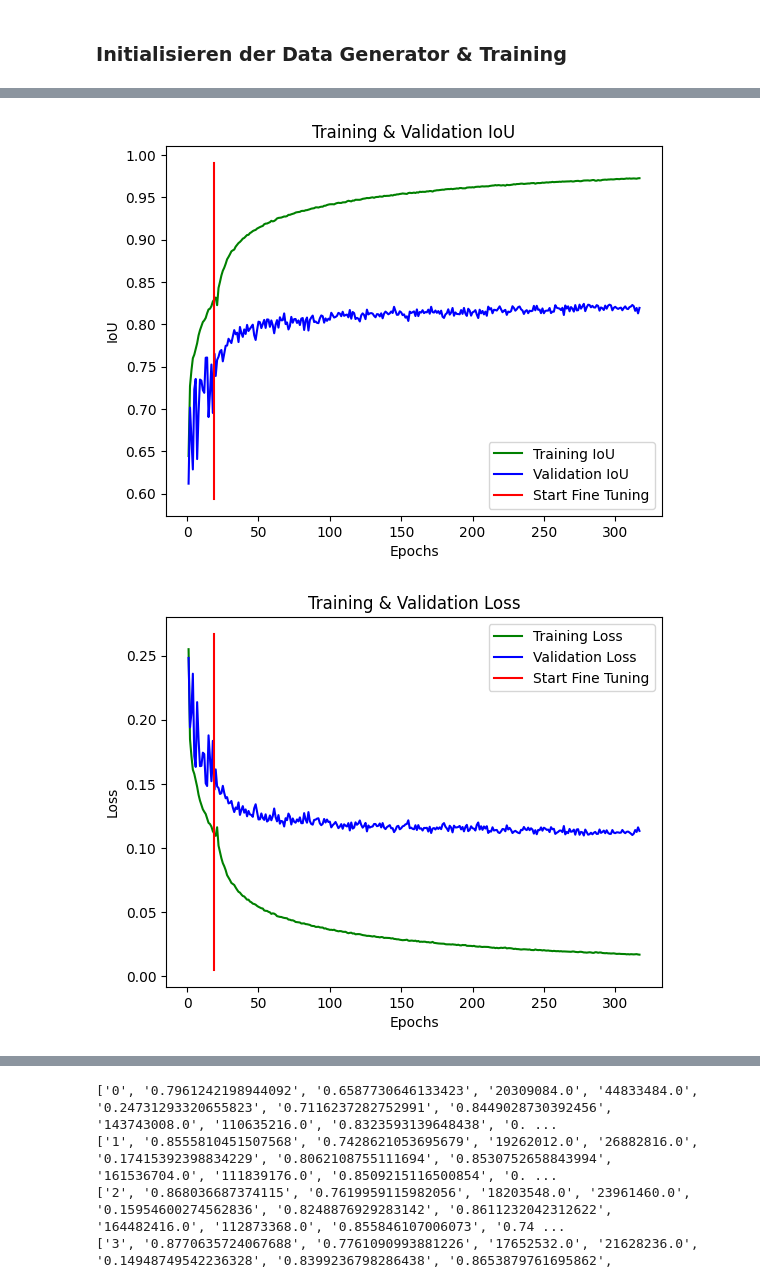
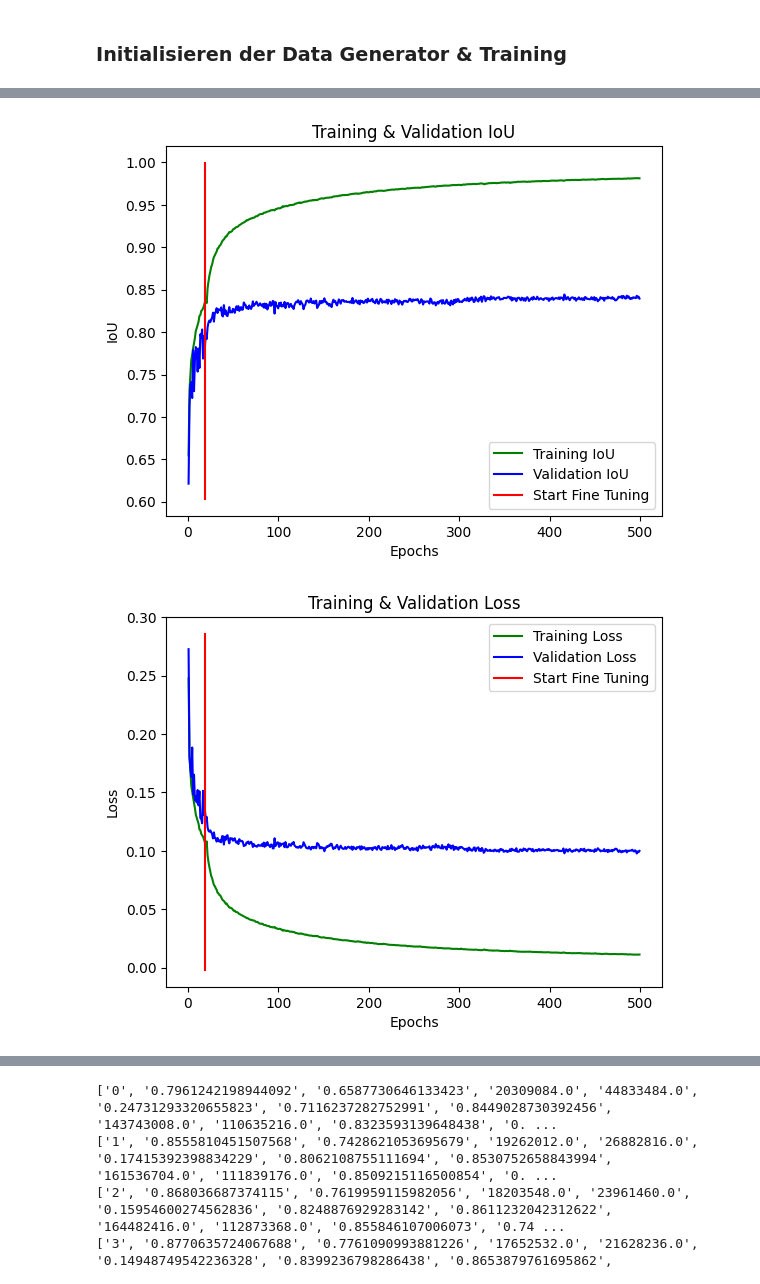
Before and after one commit to ManuelW663/Master_Wurzer, a Jupyter notebook: code/run_tensorflow.ipynb, the cells around one changed output, grey strips where cells are left out. Cells and saved outputs as stored; diff of their text form; code cells hidden in the pictures.

```diff
--- a/code/run_tensorflow.ipynb
+++ b/code/run_tensorflow.ipynb
@@ -719,8 +742,10 @@ conf = {
 
 learning_rate = 0.001 # Learning rate
 
-rgb_drop = 0.2 # Dropout rate RGB 0-1
+rgb_drop = 0.1 # Dropout rate RGB 0-1
 ir_drop = 0 # Dropout rate IR 0-1
+
+early_stop = False
 
 l1 = 0.0005 # L1 weight decay regularizer 0-1
 l2 = 0.0005 # L2 weight decay regularizer0-1
@@ -735,8 +760,6 @@ initial_epochs = 20
 fine_tune_epochs = 480
 total_epochs = initial_epochs + fine_tune_epochs
 
-early_stop = True
-
 model_name = f'Final_{pretrained_weights}_rgbDrop_{rgb_drop}_earlyStop_{early_stop}_e{total_epochs}'
 
 # Präfix der checkpoint und logger Ordner im Verzeichnis
@@ -858,6 +877,6 @@ INFO:tensorflow:Assets written to: ../output/final_runs_checkpoints\Final_AVG_rg
 # %%
 #model_name = 'testlauf_fine_tune_first_layerFalse'
-output_folder_prefix = 'final_runs'
+#output_folder_prefix = 'final_runs'
 
 # Zusammenführen von Training- und Fine-Tuning-History
 iou = model_history.history['binary_iou']
@@ -901,27 +920,18 @@ with open('../output/final_runs.csv', 'a') as f_object:
 
 
 # Plotten
-
-#acc = model_history.history['accuracy']
-#val_acc = model_history.history['val_accuracy']
-
 epochs = range(1, len(val_iou)+1)
 
-#plt.plot(epochs, acc, 'y', label= 'Training accuracy')
-#plt.plot(epochs, val_acc, 'r', label= 'Validation accuracy')
 plt.plot(epochs[0:(len(val_iou) - 1)], iou[0:(len(val_iou) - 1)], 'g', label= 'Training IoU')
 plt.plot(epochs[0:(len(val_iou) - 1)], val_iou[0:(len(val_iou) - 1)], 'b', label= 'Validation IoU')
 
 plt.plot([initial_epochs-1,initial_epochs-1], plt.ylim(), 'r', label='Start Fine Tuning')
 
-#plt.title('Train & Val accuracy & IoU')
 plt.title('Training & Validation IoU')
 plt.xlabel('Epochs')
 plt.ylabel('IoU')
 plt.legend()
 
-if not os.path.isdir(f'../output/plots/{model_name}'):
-    os.makedirs(f'../output/plots/{model_name}')
 plt.savefig(f'../output/plots/IoU/iou_{model_name}.png', bbox_inches='tight', dpi= 500)
 
 plt.show()
@@ -930,4 +940,4 @@ plt.show()
-[figure, old version]
+[figure, new version]
 # %%
 loss = model_history.history['loss']
 loss += history_fine.history['loss']
@@ -945,13 +955,11 @@ plt.xlabel('Epochs')
 plt.ylabel('Loss')
 plt.legend()
 
-if not os.path.isdir(f'../output/plots/{model_name}'):
-    os.makedirs(f'../output/plots/{model_name}')
 plt.savefig(f'../output/plots/Loss/loss_{model_name}.png', bbox_inches='tight', dpi= 500)
 
 plt.show()
 # %% [output]
-[figure, old version]
+[figure, new version]
 # %%
 #checkpoint_path = f'../output/{output_folder_prefix}_checkpoints/{model_name}'
 
```
Also changed, not shown: parts of 15 cells of this notebook, 2 other files.
